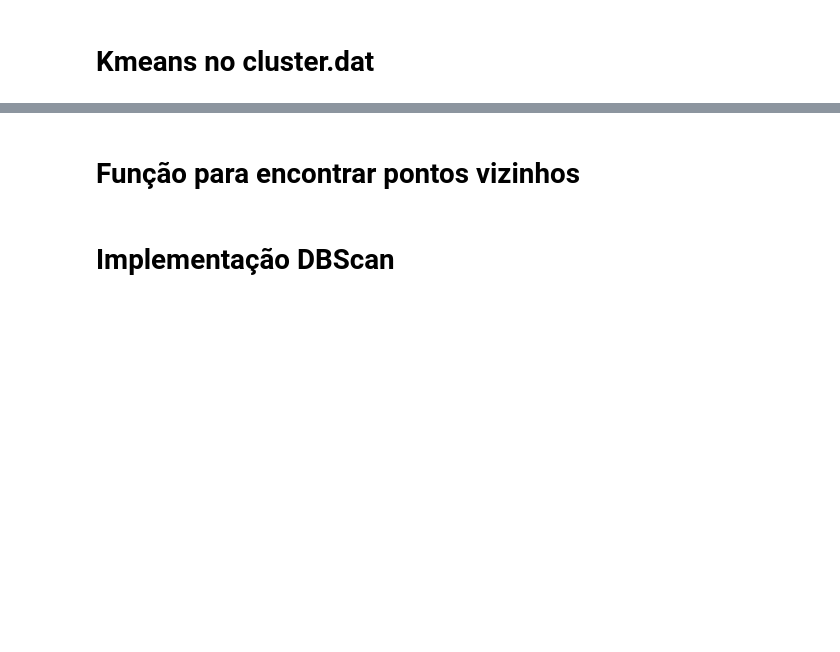
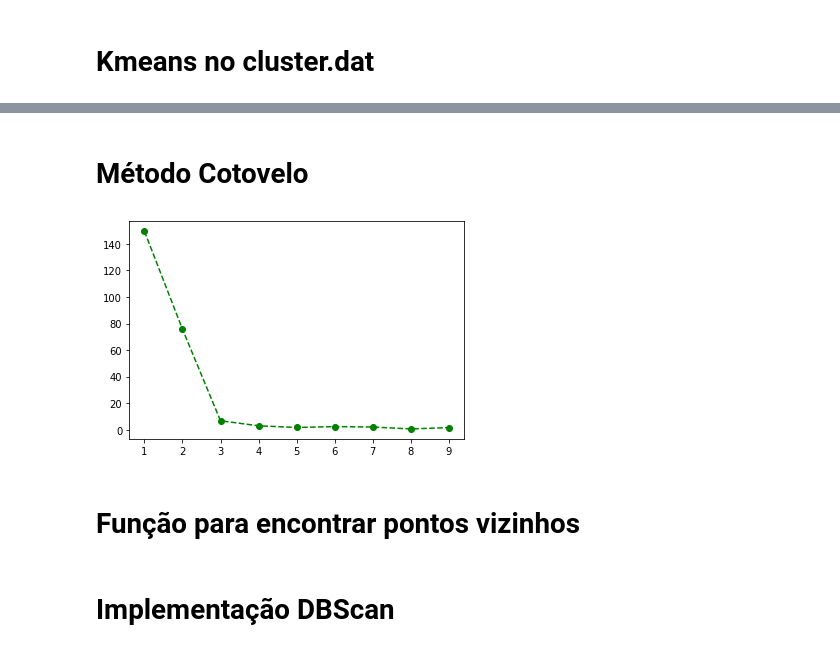
Before and after one commit to heigon77/MC886-MachineLearning-HG, a Jupyter notebook: P1.ipynb, the cells around one changed output, grey strips where cells are left out. Saved outputs shown, nothing was run; the diff lists cells and outputs as text; code cells hidden in the pictures; blank space fills up the shorter version.

```diff
--- a/P1.ipynb
+++ b/P1.ipynb
@@ -96,3 +83,25 @@ for k in range(1,9):
+# %% [markdown]
+# Método Cotovelo
+# %%
+temp_epsilon = []
+num_cluster = range(1,10)
+for k in num_cluster:
+    centers, labels = Kmeans(Points, k)
+    for p in range(k):
+        n=0
+        for x in centers:
+            z=0
+            for i in range(len(labels)):
+                if labels[i] == p:
+                    z += np.square(Points[i][0] - x[0]) + np.square(Points[i][1] - x[1])
+                    n+=1
+    temp_epsilon.append(z/n)
+
+
+plt.plot(num_cluster,temp_epsilon,"go--")
+plt.show()
+# %% [output]
+[figure, added]
 # %% [markdown]
 # Função para encontrar pontos vizinhos
 # %%
```
Also changed, not shown: parts of 10 cells of this notebook.
